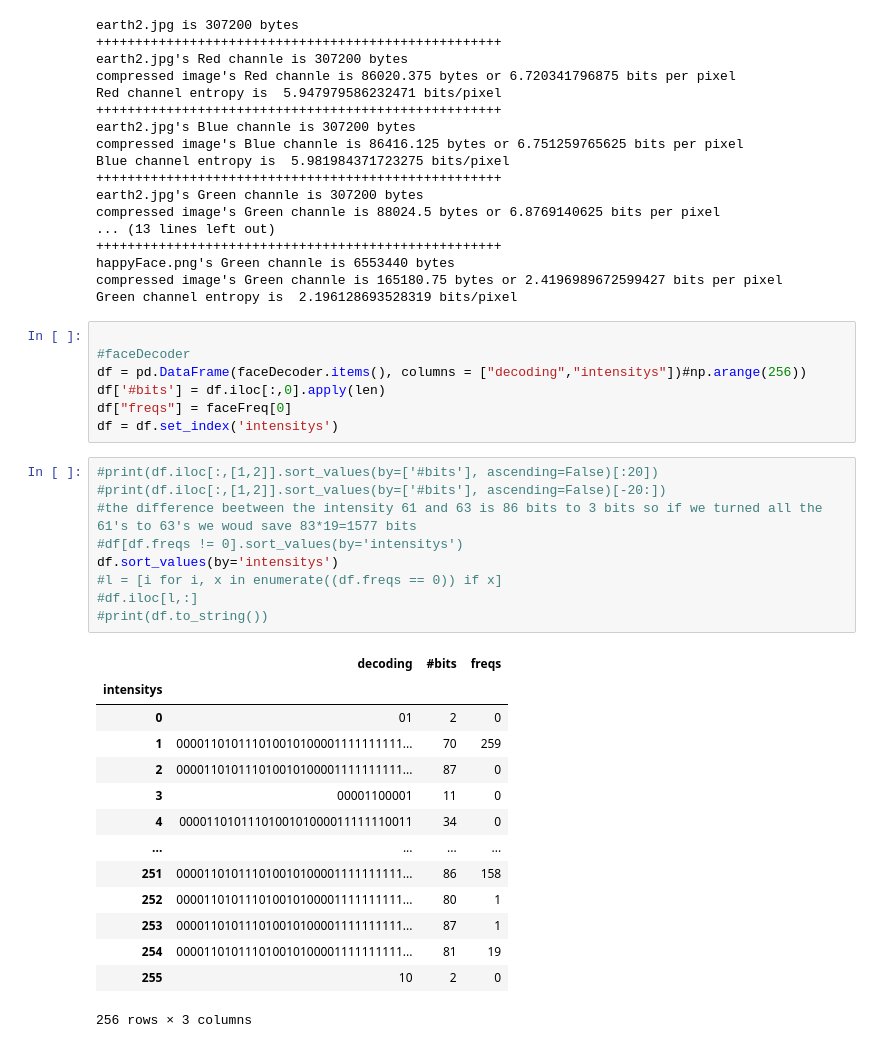
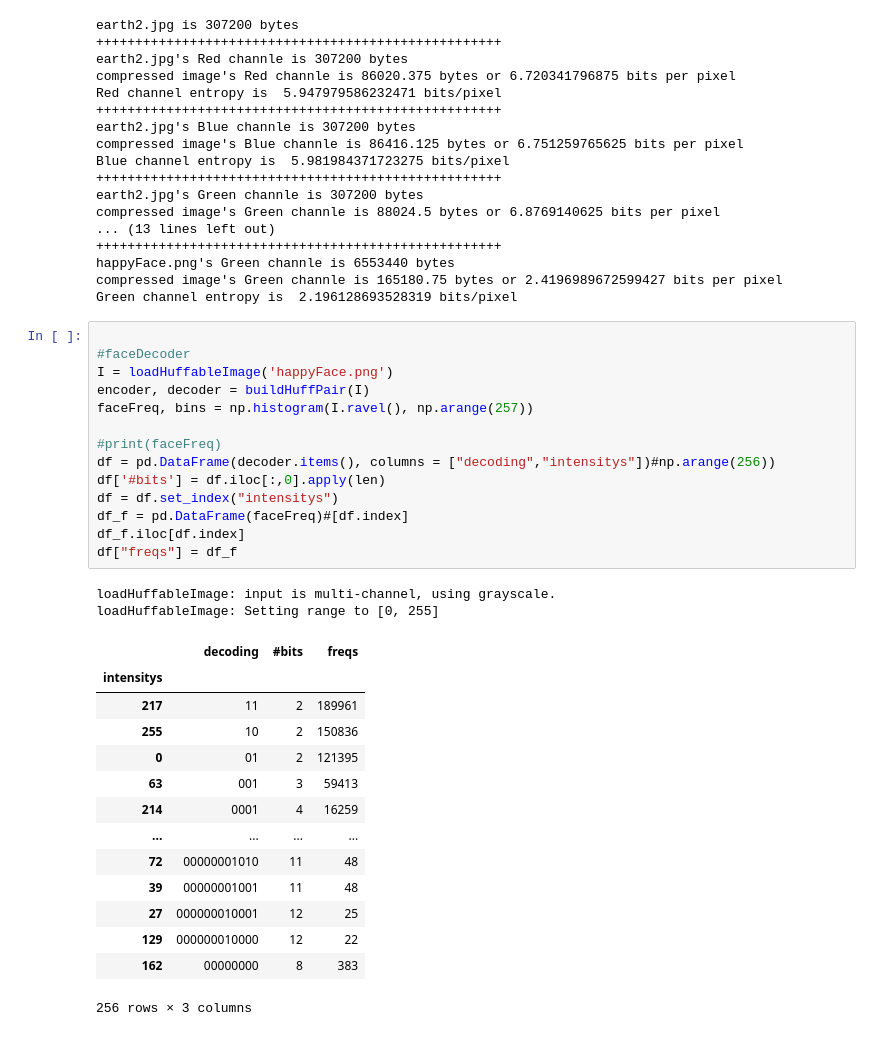
Before and after one commit to CupOfGeo/Image-Processing, a Jupyter notebook: Lab/Lab04/lab04.ipynb, the cells around one changed output. Drawn from its saved outputs; the diff is of its cells as text.

```diff
--- a/Lab/Lab04/lab04.ipynb
+++ b/Lab/Lab04/lab04.ipynb
@@ -102,31 +96,31 @@ Green channel entropy is  2.196128693528319 bits/pixel
 # %%
 
 #faceDecoder
-df = pd.DataFrame(faceDecoder.items(), columns = ["decoding","intensitys"])#np.arange(256))
+I = loadHuffableImage('happyFace.png')
+encoder, decoder = buildHuffPair(I)
+faceFreq, bins = np.histogram(I.ravel(), np.arange(257))
+
+#print(faceFreq)
+df = pd.DataFrame(decoder.items(), columns = ["decoding","intensitys"])#np.arange(256))
 df['#bits'] = df.iloc[:,0].apply(len)
-df["freqs"] = faceFreq[0]
-df = df.set_index('intensitys')
+df = df.set_index("intensitys")
+df_f = pd.DataFrame(faceFreq)#[df.index]
+df_f.iloc[df.index]
+df["freqs"] = df_f
+# %% [output]
+loadHuffableImage: input is multi-channel, using grayscale.
+loadHuffableImage: Setting range to [0, 255]
+|  | decoding | #bits | freqs |
+| intensitys |  |  |  |
+| 217 | 11 | 2 | 189961 |
+| 255 | 10 | 2 | 150836 |
+| 0 | 01 | 2 | 121395 |
+| 63 | 001 | 3 | 59413 |
+| 214 | 0001 | 4 | 16259 |
+| ... | ... | ... | ... |
+| 72 | 00000001010 | 11 | 48 |
+| 39 | 00000001001 | 11 | 48 |
+| 27 | 000000010001 | 12 | 25 |
+| 129 | 000000010000 | 12 | 22 |
+| 162 | 00000000 | 8 | 383 |
+256 rows × 3 columns
-# %%
-#print(df.iloc[:,[1,2]].sort_values(by=['#bits'], ascending=False)[:20])
-#print(df.iloc[:,[1,2]].sort_values(by=['#bits'], ascending=False)[-20:])
-#the difference beetween the intensity 61 and 63 is 86 bits to 3 bits so if we turned all the 61's to 63's we woud save 83*19=1577 bits
-#df[df.freqs != 0].sort_values(by='intensitys')
-df.sort_values(by='intensitys')
-#l = [i for i, x in enumerate((df.freqs == 0)) if x]
-#df.iloc[l,:]
-#print(df.to_string())
-# %% [output]
-|  | decoding | #bits | freqs |
-| intensitys |  |  |  |
-| 0 | 01 | 2 | 0 |
-| 1 | 000011010111010010100001111111111... | 70 | 259 |
-| 2 | 000011010111010010100001111111111... | 87 | 0 |
-| 3 | 00001100001 | 11 | 0 |
-| 4 | 0000110101110100101000011111110011 | 34 | 0 |
-| ... | ... | ... | ... |
-| 251 | 000011010111010010100001111111111... | 86 | 158 |
-| 252 | 000011010111010010100001111111111... | 80 | 1 |
-| 253 | 000011010111010010100001111111111... | 87 | 1 |
-| 254 | 000011010111010010100001111111111... | 81 | 19 |
-| 255 | 10 | 2 | 0 |
-256 rows × 3 columns
```
Also changed, not shown: parts of 3 cells of this notebook, 1 other file.
